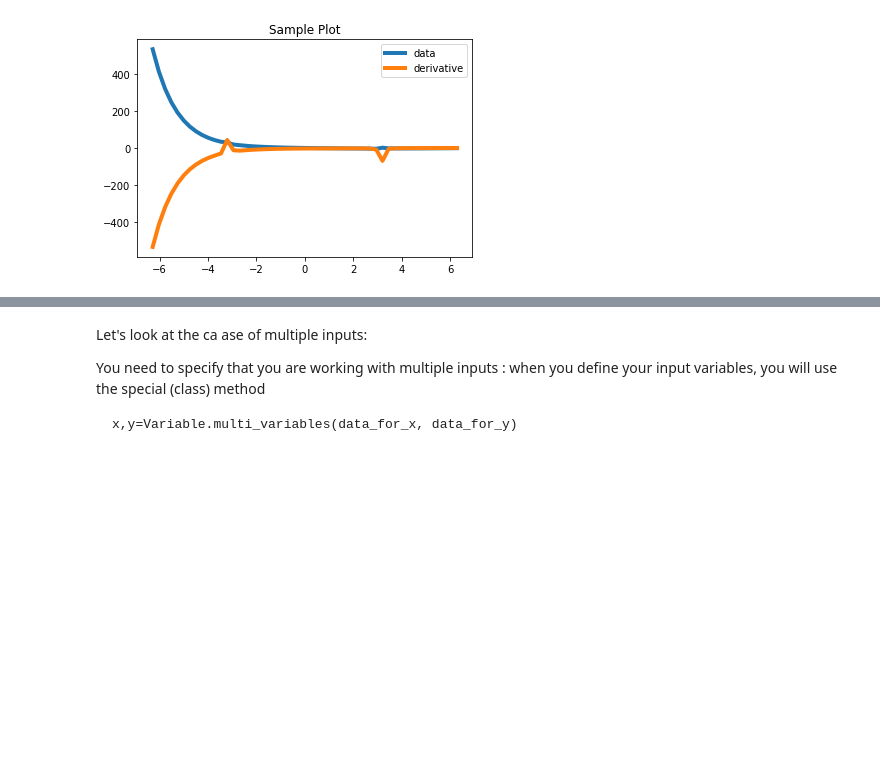
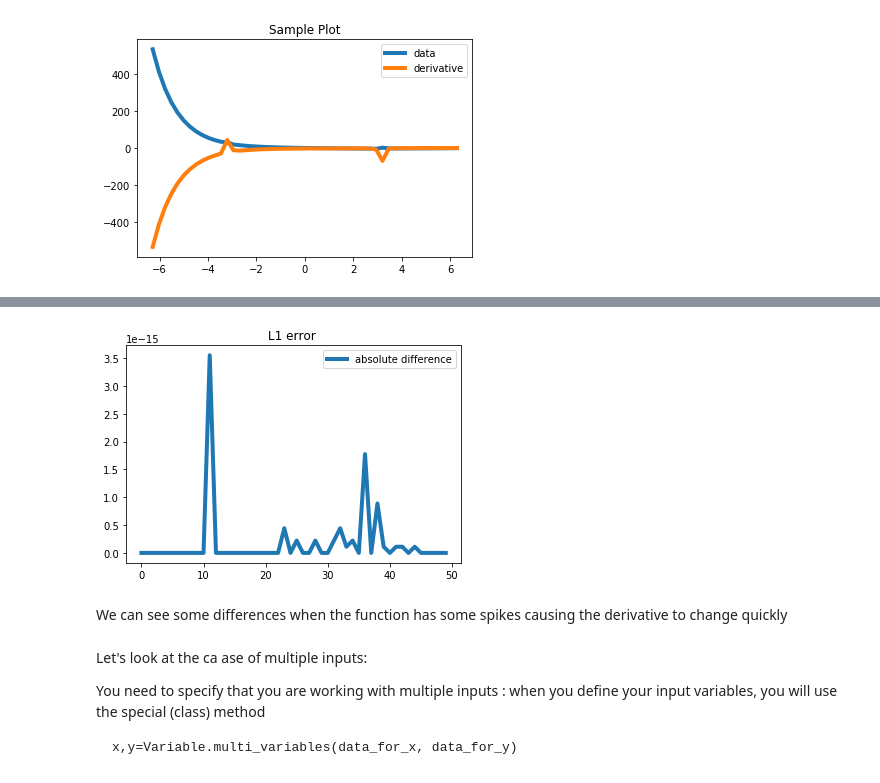
Before and after one commit to cs207-project-group4/cs207-FinalProject, a Jupyter notebook: notebooks/Demo_Notebook.ipynb, the cells around one changed output, grey strips where cells are left out. Drawn from its saved outputs; the diff is of its cells as text; code cells hidden in the pictures; blank space fills up the shorter version.

```diff
--- a/notebooks/Demo_Notebook.ipynb
+++ b/notebooks/Demo_Notebook.ipynb
@@ -159,7 +159,7 @@ for i in np.linspace(-2 * np.pi, 2 * np.pi):
     value.append(i)
     output = function(i)
     data.append(output[0][0])
-    gradient.append(output[1][0])
+    gradient.append(output[1][0][0])
 # %%
 plt.plot(value,data,label='data')
 plt.plot(value,gradient,label='derivative')
@@ -171,3 +189,14 @@ plt.show()
+# %%
+gradient=np.array(gradient)
+diff=np.abs(true_grads-gradient)
+plt.plot(diff, label='absolute difference')
+plt.title('L1 error ')
+plt.legend()
+plt.show()
+# %% [output]
+[figure, added]
+# %% [markdown]
+We can see some differences when the function has some spikes causing the derivative to change quickly
 # %% [markdown]
 Let's look at the ca ase of multiple inputs:
 
```
Also changed, not shown: parts of 4 cells of this notebook, 1 other file.
